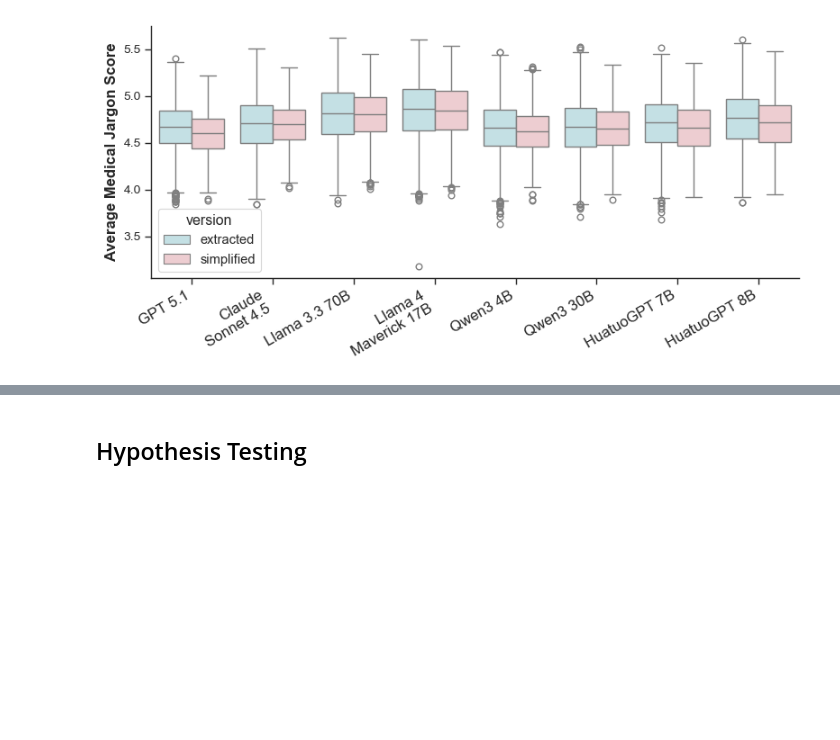
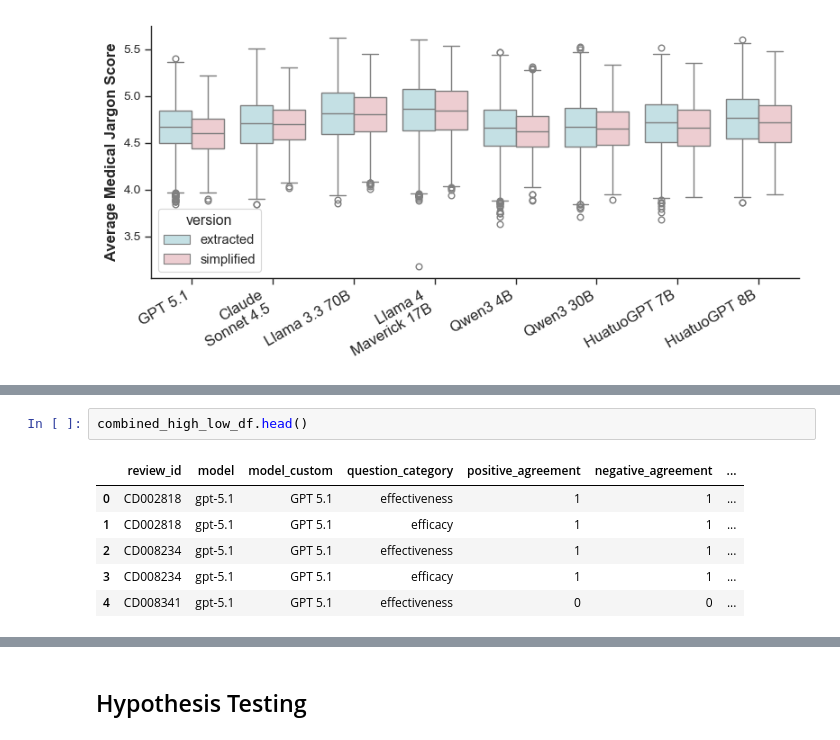
Before and after one commit to hyesunyun/LLMHealthFramingEffect, a Jupyter notebook: code/run_analysis.ipynb, the cells around one changed output, grey strips where cells are left out. Saved outputs shown, nothing was run; the diff lists cells and outputs as text; blank space fills up the shorter version.

```diff
--- a/code/run_analysis.ipynb
+++ b/code/run_analysis.ipynb
@@ -1393,0 +1525,9 @@ plot_response_medical_jargon_score_boxplot(combined_df)
+# %%
+combined_high_low_df.head()
+# %% [output]
+|  | review_id | model | model_custom | question_category | positive_agreement | negative_agreement | ... |
+| 0 | CD002818 | gpt-5.1 | GPT 5.1 | effectiveness | 1 | 1 | ... |
+| 1 | CD002818 | gpt-5.1 | GPT 5.1 | efficacy | 1 | 1 | ... |
+| 2 | CD008234 | gpt-5.1 | GPT 5.1 | effectiveness | 1 | 1 | ... |
+| 3 | CD008234 | gpt-5.1 | GPT 5.1 | efficacy | 1 | 1 | ... |
+| 4 | CD008341 | gpt-5.1 | GPT 5.1 | effectiveness | 0 | 0 | ... |
```
Also changed, not shown: parts of 17 cells of this notebook, 21 other files.
